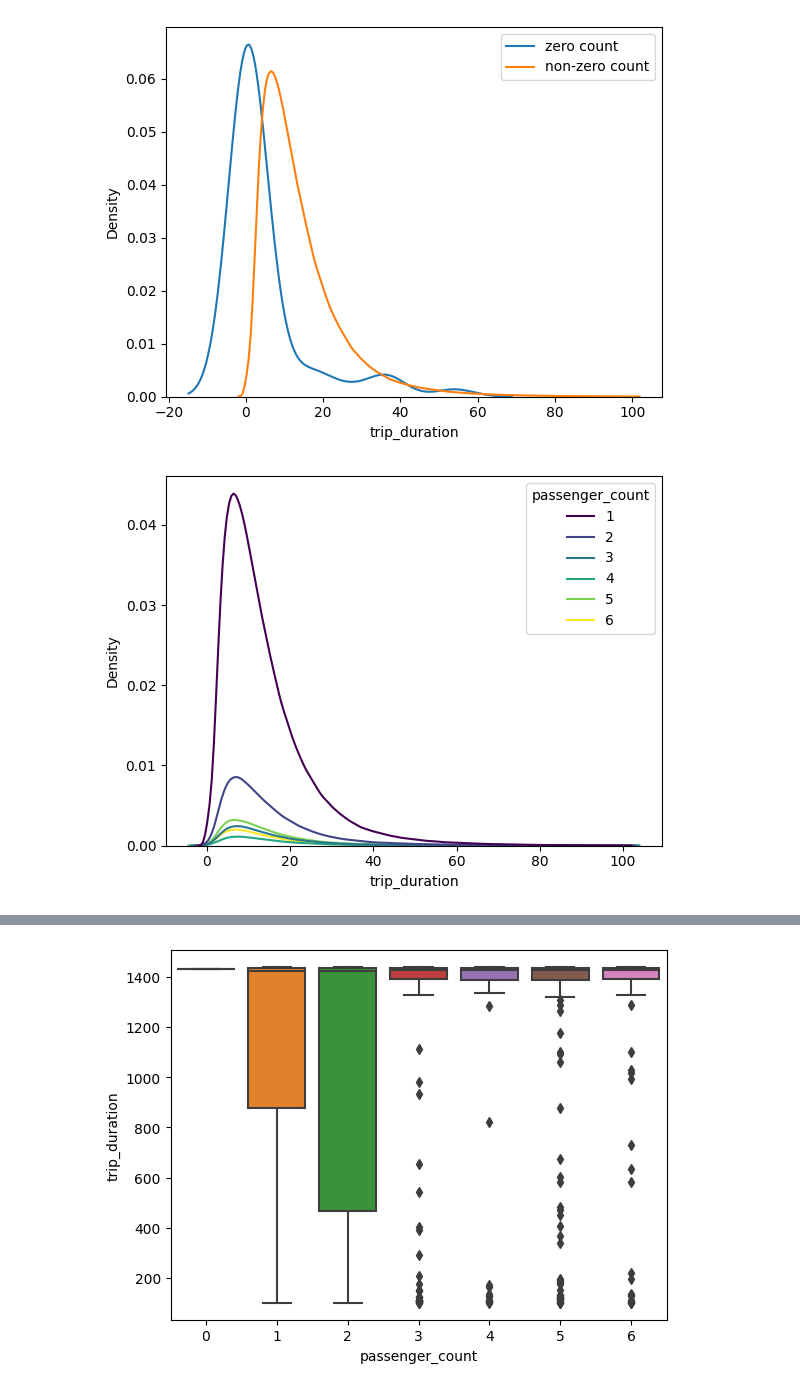
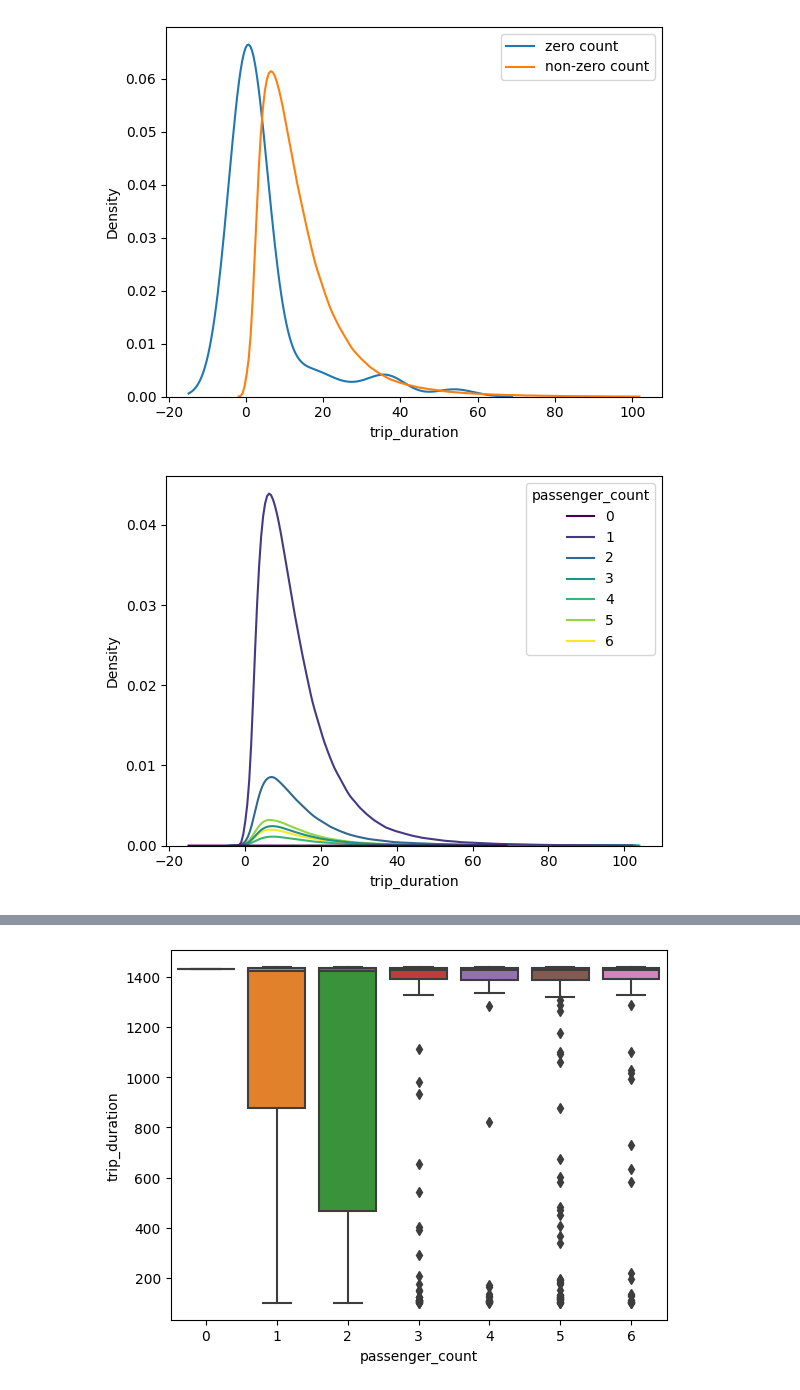
Before and after one commit to Himanshu-1703/kaggle-notebooks, a Jupyter notebook: rushing-through-nyc.ipynb, the cells around one changed output, grey strips where cells are left out. Drawn from its saved outputs; the diff is of its cells as text; code cells hidden in the pictures.

```diff
--- a/rushing-through-nyc.ipynb
+++ b/rushing-through-nyc.ipynb
@@ -705,10 +1007,10 @@ plt.show()
 # %% [output]
 [figure]
 # %%
-passenger_count_range = list(range(1,7))
+passenger_count_range = list(range(0,7))
 
 sns.kdeplot(data=normal_durations_df.loc[normal_durations_df['passenger_count'].isin(passenger_count_range),:],
             x='trip_duration',hue='passenger_count',palette='viridis')
 plt.show()
 # %% [output]
-[figure, old version]
+[figure, new version]
```
Also changed, not shown: parts of 52 cells of this notebook.
